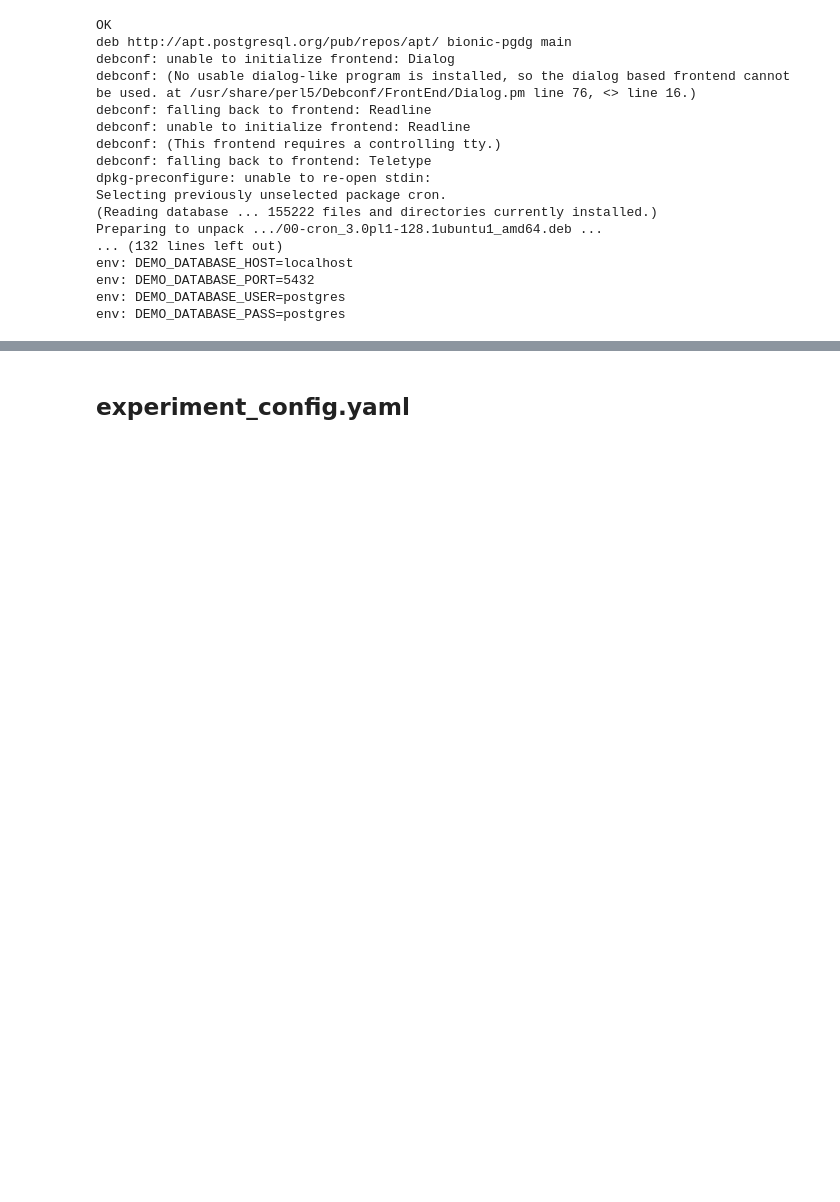
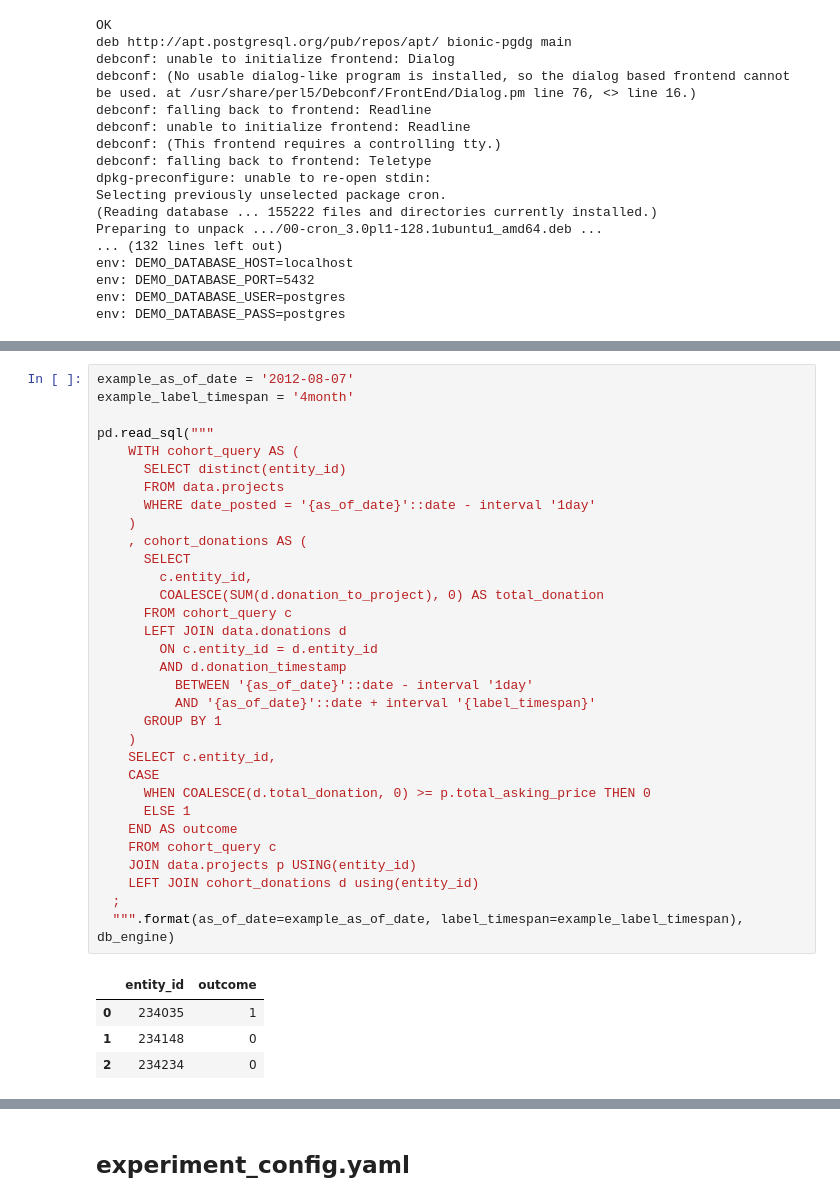
Before and after one commit to dssg/triage, a Jupyter notebook: example/colab/colab_triage.ipynb, the cells around one changed output, grey strips where cells are left out. Saved outputs shown, nothing was run; the diff lists cells and outputs as text; blank space fills up the shorter version.

```diff
--- a/example/colab/colab_triage.ipynb
+++ b/example/colab/colab_triage.ipynb
@@ -79,0 +213,37 @@ Successfully installed Dickens-1.0.1 Flask-0.12.2 Flask-Bootstrap-3.3.7.1 Mako-1
+# %%
+example_as_of_date = '2012-08-07'
+example_label_timespan = '4month'
+
+pd.read_sql("""
+    WITH cohort_query AS (
+      SELECT distinct(entity_id)
+      FROM data.projects
+      WHERE date_posted = '{as_of_date}'::date - interval '1day'
+    )
+    , cohort_donations AS (
+      SELECT
+        c.entity_id,
+        COALESCE(SUM(d.donation_to_project), 0) AS total_donation
+      FROM cohort_query c
+      LEFT JOIN data.donations d
+        ON c.entity_id = d.entity_id
+        AND d.donation_timestamp
+          BETWEEN '{as_of_date}'::date - interval '1day'
+          AND '{as_of_date}'::date + interval '{label_timespan}'
+      GROUP BY 1
+    )
+    SELECT c.entity_id,
+    CASE
+      WHEN COALESCE(d.total_donation, 0) >= p.total_asking_price THEN 0
+      ELSE 1
+    END AS outcome
+    FROM cohort_query c
+    JOIN data.projects p USING(entity_id)
+    LEFT JOIN cohort_donations d using(entity_id)
+  ;
+  """.format(as_of_date=example_as_of_date, label_timespan=example_label_timespan), db_engine)
+# %% [output]
+|  | entity_id | outcome |
+| 0 | 234035 | 1 |
+| 1 | 234148 | 0 |
+| 2 | 234234 | 0 |
```
Also changed, not shown: parts of 25 cells of this notebook.
